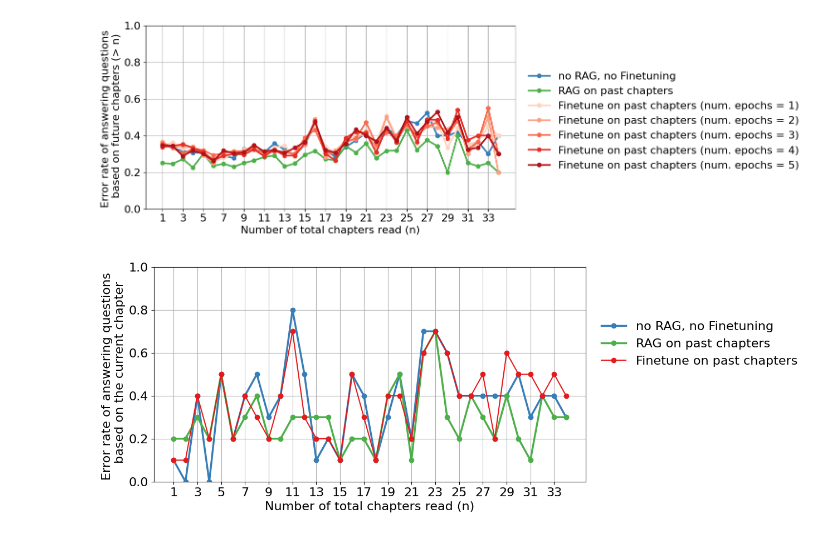
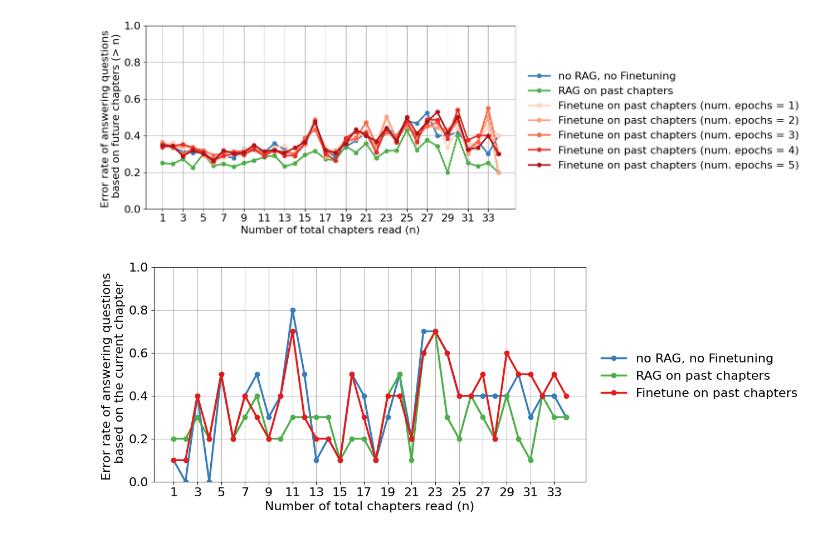
Before and after one commit to Laknath1996/RAG-exps, a Jupyter notebook: src/nb_figures.ipynb, the cells around one changed output. Drawn from its saved outputs; the diff is of its cells as text; code cells hidden in the pictures.

```diff
--- a/src/nb_figures.ipynb
+++ b/src/nb_figures.ipynb
@@ -203,33 +203,33 @@ ax.plot(range(1, T), perr, color=color, label='no RAG, no Finetuning', marker='o
 # ax.fill_between(range(1, T), perr_lower, perr_upper, alpha=0.3, color=color)
 
 t, k, truths, preds = get_results('rag')
 color = '#4daf4a'
 perr, perr_lower, perr_upper = get_errors(t, truths, preds, T)
 ax.plot(range(1, T), perr, color=color, label='RAG on past chapters', marker='o', lw=lw)
 # ax.fill_between(range(1, T), perr_lower, perr_upper, alpha=0.3, color=color)
 
 t, k, truths, preds = get_results('ft_1')
 color = '#e41a1c'
 perr, perr_lower, perr_upper = get_errors(t, truths, preds, T)
-ax.plot(range(1, T), perr, color=color, label='Finetune on past chapters', marker='o')
+ax.plot(range(1, T), perr, color=color, label='Finetune on past chapters', marker='o', lw=lw)
 # ax.fill_between(range(1, T), perr_lower, perr_upper, alpha=0.3, color=color)
 
 # reds = sns.color_palette("Reds", 5)
 # for i, exp in enumerate(['ft_1', 'ft_2', 'ft_3', 'ft_4', 'ft_5']):
 #     t, k, truths, preds = get_results(exp)
 #     perr, perr_lower, perr_upper = get_errors(t, truths, preds, T)
 #     num_epochs = exp.split('_')[1]
 #     ax.plot(range(1, T), perr, color=reds[i], label=f'Finetune on past chapters (num. epochs = {num_epochs})', marker='o', lw=lw)
 #     # ax.fill_between(range(1, T), perr_lower, perr_upper, alpha=0.3, color=color)
 
 ax.tick_params(axis='both', labelsize=16)
 
 ax.set_xticks(range(1, T, 2))
 ax.set_ylabel("Error rate of answering questions \n based on the current chapter", fontsize=fontsize)
 ax.set_xlabel("Number of total chapters read (n)", fontsize=fontsize)
 ax.set_ylim([0, 1])
-ax.legend(fontsize=fontsize, loc='upper left', bbox_to_anchor=(1.01, 0.8), frameon=False)
+ax.legend(fontsize=fontsize, loc='upper left', bbox_to_anchor=(1.01, 0.65), frameon=False)
 ax.grid()
 plt.show()
 # %% [output]
-[figure, old version]
+[figure, new version]
```
